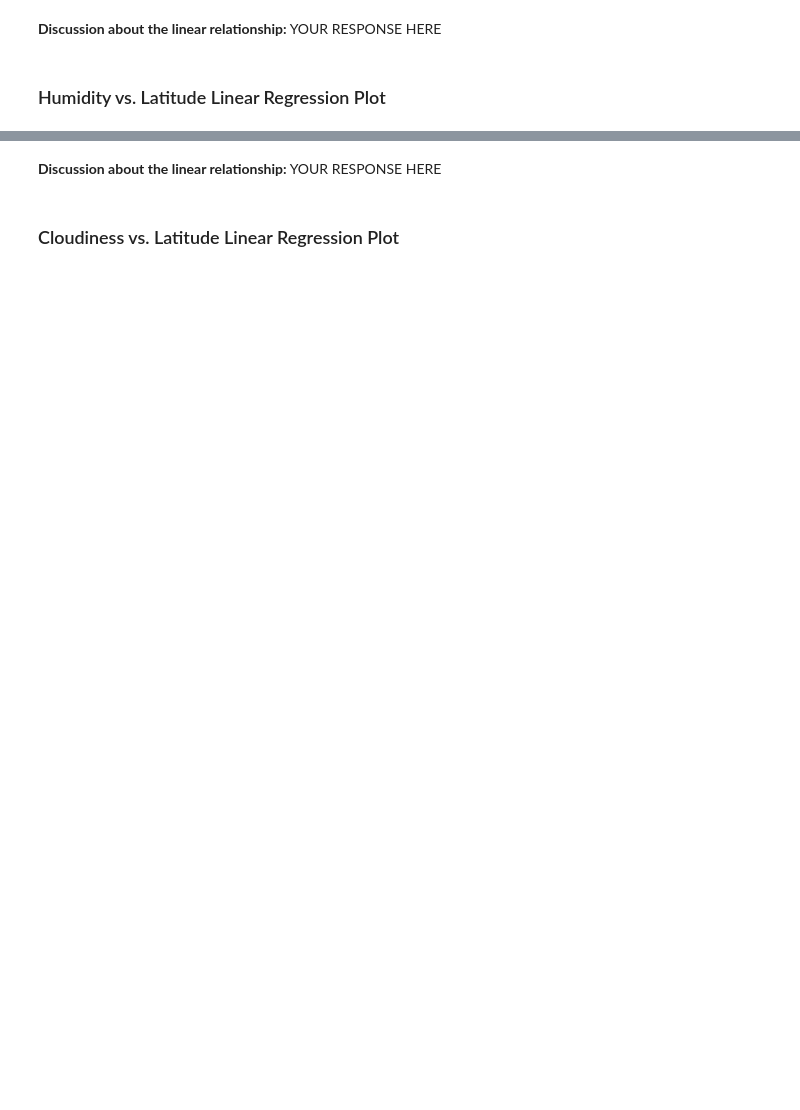
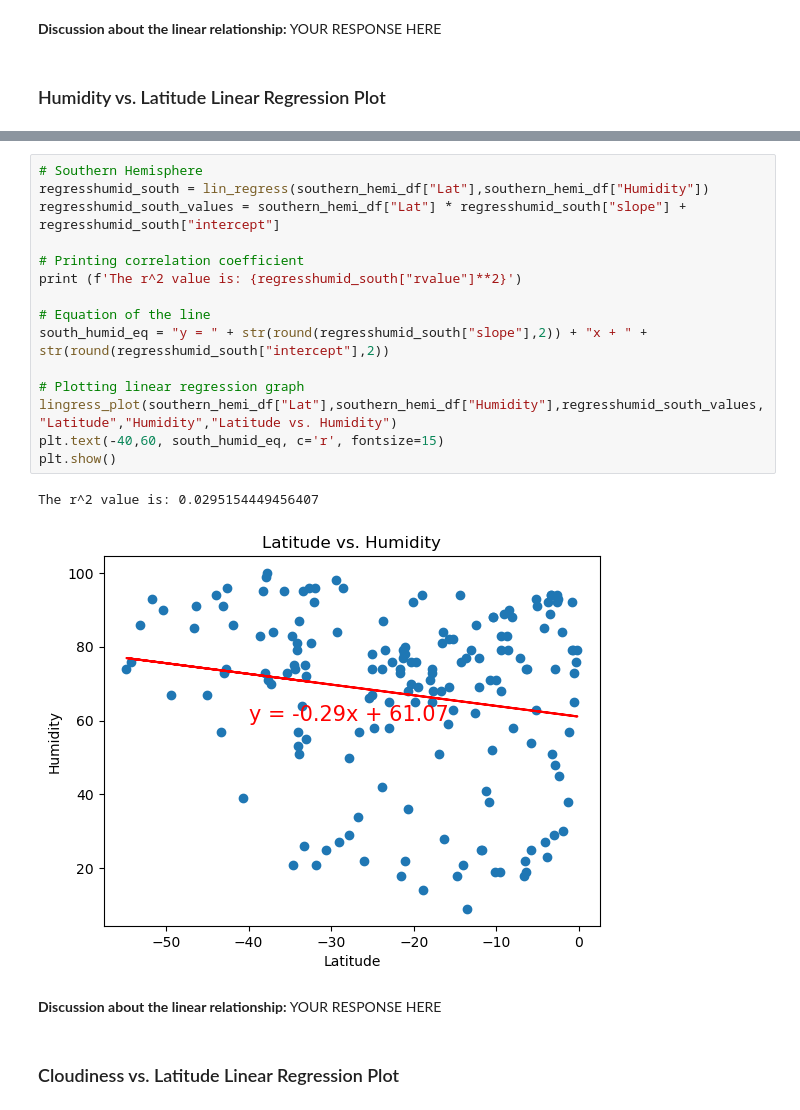
Before and after one commit to Kadeeza/python-api-challenge, a Jupyter notebook: WeatherPy/WeatherPy.ipynb, the cells around one changed output, grey strips where cells are left out. Saved outputs shown, nothing was run; the diff lists cells and outputs as text; blank space fills up the shorter version.

```diff
--- a/WeatherPy/WeatherPy.ipynb
+++ b/WeatherPy/WeatherPy.ipynb
@@ -407,3 +415,21 @@ The r^2-value is: 0.00014367159540169783
+# %%
+# Southern Hemisphere
+regresshumid_south = lin_regress(southern_hemi_df["Lat"],southern_hemi_df["Humidity"])
+regresshumid_south_values = southern_hemi_df["Lat"] * regresshumid_south["slope"] + regresshumid_south["intercept"]
+
+# Printing correlation coefficient
+print (f'The r^2 value is: {regresshumid_south["rvalue"]**2}')
+
+# Equation of the line
+south_humid_eq = "y = " + str(round(regresshumid_south["slope"],2)) + "x + " + str(round(regresshumid_south["intercept"],2))
+
+# Plotting linear regression graph
+lingress_plot(southern_hemi_df["Lat"],southern_hemi_df["Humidity"],regresshumid_south_values,"Latitude","Humidity","Latitude vs. Humidity")
+plt.text(-40,60, south_humid_eq, c='r', fontsize=15)
+plt.show()
+# %% [output]
+The r^2 value is: 0.0295154449456407
+[figure, added]
 # %% [markdown]
 **Discussion about the linear relationship:** YOUR RESPONSE HERE
 # %% [markdown]
```
Also changed, not shown: parts of 30 cells of this notebook, 6 other files.
